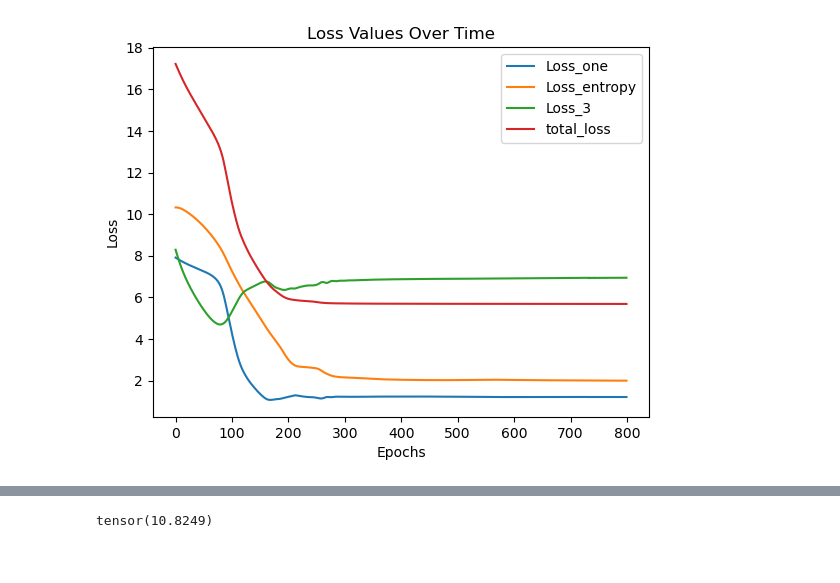
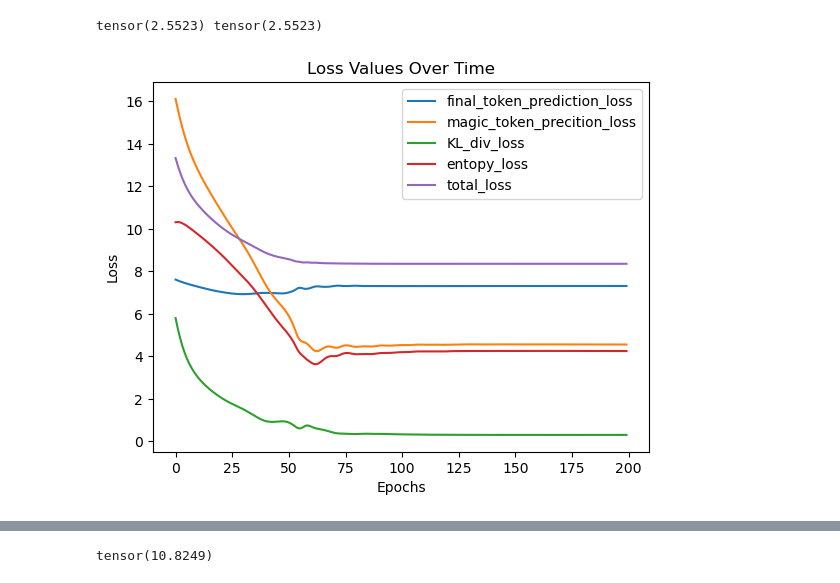
Before and after one commit to seamus-fallows/ARENA-Hackathon, a Jupyter notebook: experiments/simple_case_SF.ipynb, the cells around one changed output, grey strips where cells are left out. Saved outputs shown, nothing was run; the diff lists cells and outputs as text; code cells hidden in the pictures.

```diff
--- a/experiments/simple_case_SF.ipynb
+++ b/experiments/simple_case_SF.ipynb
@@ -6,7 +6,10 @@ import matplotlib.pyplot as plt
 import einops
 import matplotlib.pyplot as plt
 import numpy as np
-
+t.manual_seed(0)
+np.random.seed(0)
+t.backends.cudnn.deterministic = True
+t.backends.cudnn.benchmark = False
 # Check for GPU availability
 device = t.device("cuda" if t.cuda.is_available() else "cpu")
 # %%
@@ -176,0 +87,20 @@ def train_token_vector(model, tokens, magic_word_pos, target_token_id, magic_tok
+# %%
+def entropy_from_logits(logits):
+    return -(t.softmax(logits, dim=-1) * t.log_softmax(logits, dim=-1)).sum()
+
+def KL_div_from_logits(logits_1, logits_2):
+    return - (t.softmax(logits_1, dim=-1) * (t.log_softmax(logits_2, dim=-1) - t.log_softmax(logits_1, dim=-1))).sum()
+
+def cross_ent_from_logits(logits_1, logits_2):
+    probs_1 = t.softmax(logits_1, dim=-1)
+    return F.cross_entropy(logits_2, probs_1)
+
+logits_1 = t.randn(10)
+logits_2 = t.randn(10)
+
+kl_plus_ent = KL_div_from_logits(logits_1, logits_2) + entropy_from_logits(logits_1)
+cross = cross_ent_from_logits(logits_1, logits_2)
+
+print(kl_plus_ent, cross)
+# %% [output]
+tensor(2.5523) tensor(2.5523)
@@ -177,30 +156,34 @@ def train_token_vector(model, tokens, magic_word_pos, target_token_id, magic_tok
 # %%
+t.manual_seed(0)
 tokenizer = GPT2Tokenizer.from_pretrained('gpt2')
 model = GPT2LMHeadModel.from_pretrained('gpt2').to(device)
 magic_token_vector = intialise_random_token_vector(model, 1)
-input_text = "The only thing to magic is"
+input_text = "I live in magic which is a European country famous for"
 magic_word = " magic"
 tokens, magic_word_pos = tokenize_input(tokenizer, input_text, magic_word)
-target_token_id = tokenizer.encode(" fear")[0]
+target_token_id = tokenizer.encode(" wine")[0]
 
-loss_values1, loss_values2, total_loss, loss_values3 = train_token_vector(model, tokens, magic_word_pos, target_token_id, magic_token_vector, lr = 0.04, epochs = 800, l1_lambda = 0.5, l2_lambda = 0.5)
+loss_values_dict = train_token_vector(model, tokens, magic_word_pos, target_token_id, magic_token_vector, lr = 0.2, epochs = 200, lambda_1 = 0, lambda_2 = 0.63, lambda_3 = 0.2)
+
+final_token_prediction_loss_values, magic_token_precition_loss_values, KL_div_loss_values, entopy_loss_values, total_loss_values = list(loss_values_dict.values())
 
 # Create a line plot
-plt.plot(loss_values1, label='Loss_one')
-plt.plot(loss_values2, label='Loss_entropy')
-plt.plot(loss_values3, label='Loss_3')
-plt.plot(total_loss, label='total_loss')
+plt.plot(final_token_prediction_loss_values, label='final_token_prediction_loss')
+plt.plot(magic_token_precition_loss_values, label='magic_token_precition_loss')
+plt.plot(KL_div_loss_values, label='KL_div_loss')
+plt.plot(entopy_loss_values, label='entopy_loss')
+plt.plot(total_loss_values, label='total_loss')
 
 # Add titles and labels
 plt.title('Loss Values Over Time')
 plt.xlabel('Epochs')
 plt.ylabel('Loss')
 
 # Show legend
 plt.legend()
 
 # Display the plot
 plt.show()
 # %% [output]
-[figure, old version]
+[figure, new version]
 # %%
```
Also changed, not shown: parts of 8 cells of this notebook, 1 other file.
